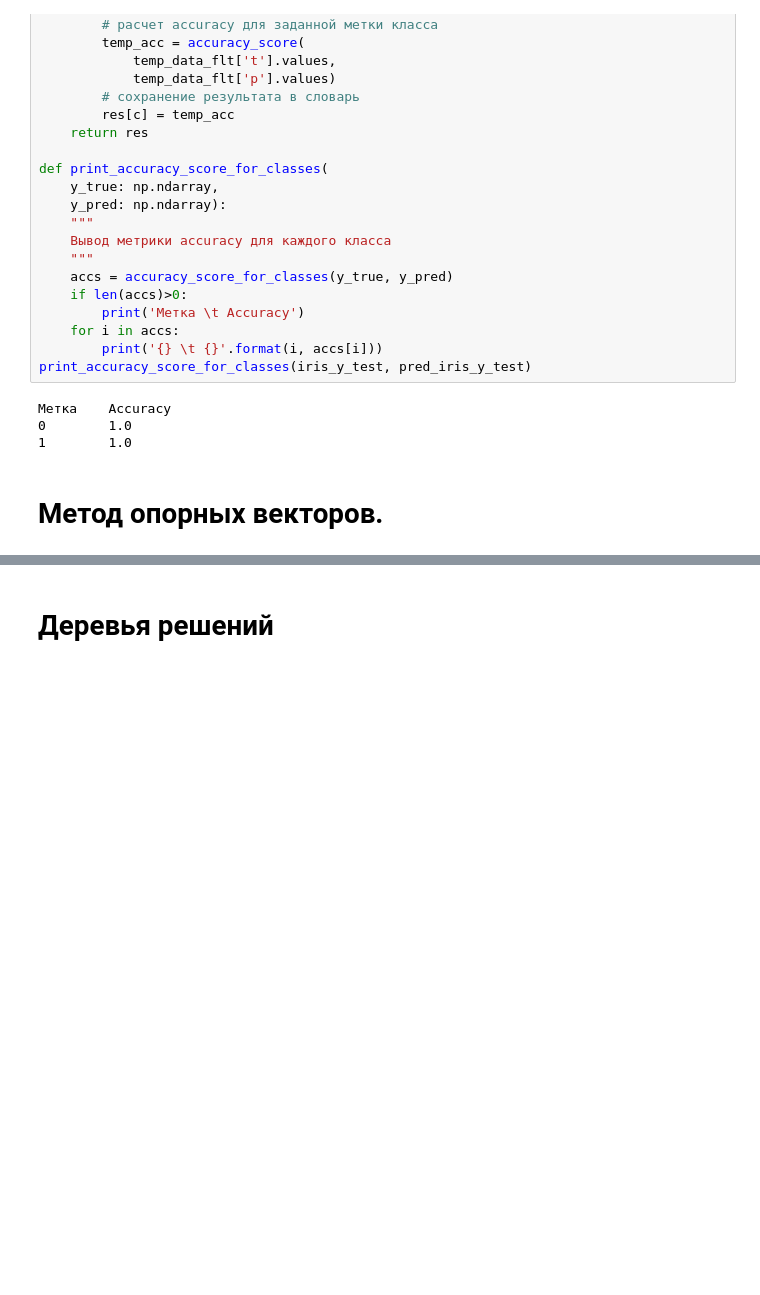
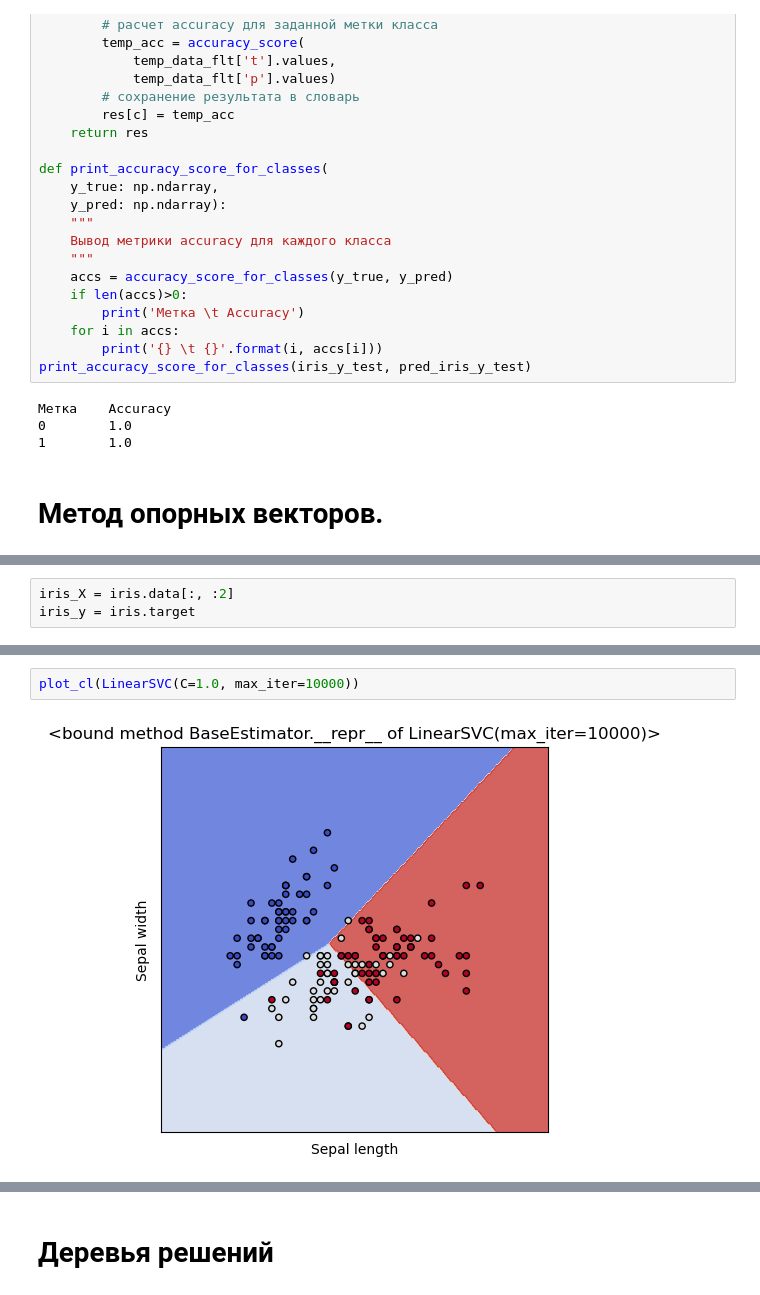
Before and after one commit to KZLZG/TML, a Jupyter notebook: Lab4/lab-4.ipynb, the cells around one changed output, grey strips where cells are left out. Cells and saved outputs as stored; diff of their text form; blank space fills up the shorter version.

```diff
--- a/Lab4/lab-4.ipynb
+++ b/Lab4/lab-4.ipynb
@@ -567,0 +574,3 @@ print_accuracy_score_for_classes(iris_y_test, pred_iris_y_test)
+# %%
+iris_X = iris.data[:, :2]
+iris_y = iris.target
@@ -567,0 +632,4 @@ print_accuracy_score_for_classes(iris_y_test, pred_iris_y_test)
+# %%
+plot_cl(LinearSVC(C=1.0, max_iter=10000))
+# %% [output]
+[figure, added]
```
Also changed, not shown: parts of 24 cells of this notebook.
